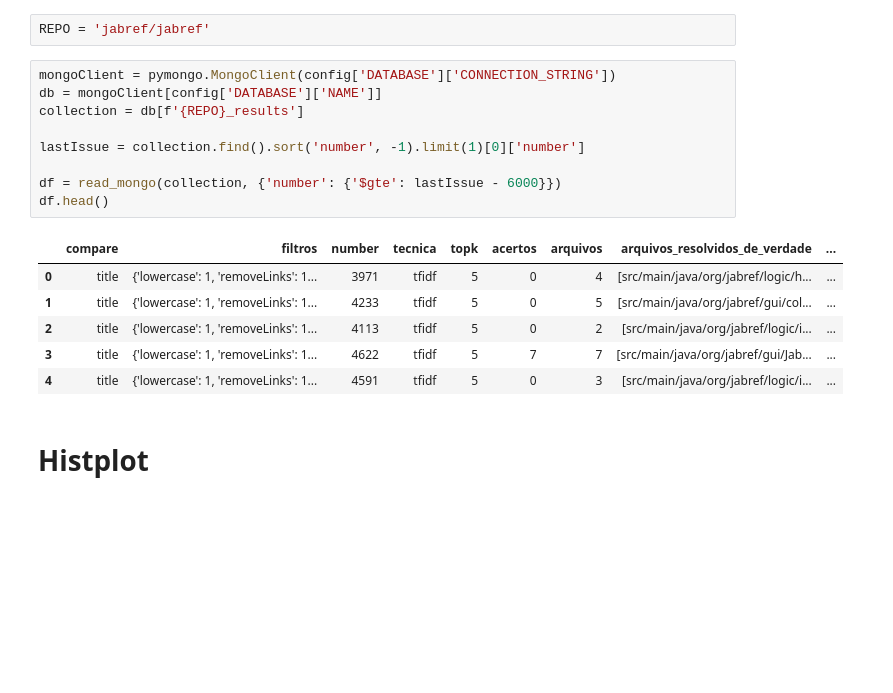
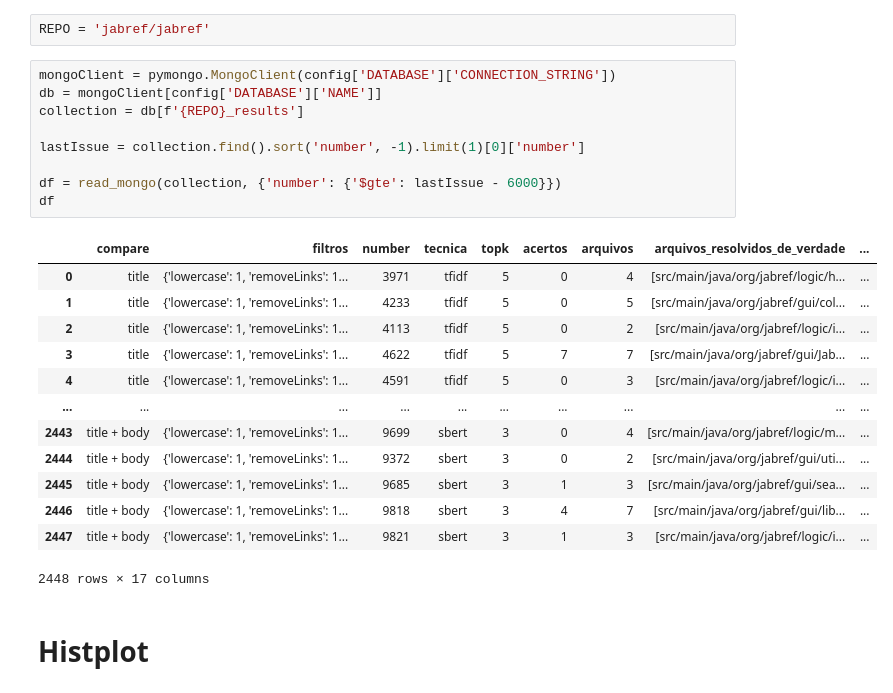
Before and after one commit to getuliobr/AutoLabellerEvaluator, a Jupyter notebook: data_jabref.ipynb, the cells around one changed output. Drawn from its saved outputs; the diff is of its cells as text; blank space fills up the shorter version.

```diff
--- a/data_jabref.ipynb
+++ b/data_jabref.ipynb
@@ -27,19 +27,26 @@ REPO = 'jabref/jabref'
 # %%
 mongoClient = pymongo.MongoClient(config['DATABASE']['CONNECTION_STRING'])
 db = mongoClient[config['DATABASE']['NAME']]
 collection = db[f'{REPO}_results']
 
 lastIssue = collection.find().sort('number', -1).limit(1)[0]['number']
 
 df = read_mongo(collection, {'number': {'$gte': lastIssue - 6000}})
-df.head()
+df
 # %% [output]
 |  | compare | filtros | number | tecnica | topk | acertos | arquivos | arquivos_resolvidos_de_verdade | ... |
 | 0 | title | {'lowercase': 1, 'removeLinks': 1... | 3971 | tfidf | 5 | 0 | 4 | [src/main/java/org/jabref/logic/h... | ... |
 | 1 | title | {'lowercase': 1, 'removeLinks': 1... | 4233 | tfidf | 5 | 0 | 5 | [src/main/java/org/jabref/gui/col... | ... |
 | 2 | title | {'lowercase': 1, 'removeLinks': 1... | 4113 | tfidf | 5 | 0 | 2 | [src/main/java/org/jabref/logic/i... | ... |
 | 3 | title | {'lowercase': 1, 'removeLinks': 1... | 4622 | tfidf | 5 | 7 | 7 | [src/main/java/org/jabref/gui/Jab... | ... |
 | 4 | title | {'lowercase': 1, 'removeLinks': 1... | 4591 | tfidf | 5 | 0 | 3 | [src/main/java/org/jabref/logic/i... | ... |
+| ... | ... | ... | ... | ... | ... | ... | ... | ... | ... |
+| 2443 | title + body | {'lowercase': 1, 'removeLinks': 1... | 9699 | sbert | 3 | 0 | 4 | [src/main/java/org/jabref/logic/m... | ... |
+| 2444 | title + body | {'lowercase': 1, 'removeLinks': 1... | 9372 | sbert | 3 | 0 | 2 | [src/main/java/org/jabref/gui/uti... | ... |
+| 2445 | title + body | {'lowercase': 1, 'removeLinks': 1... | 9685 | sbert | 3 | 1 | 3 | [src/main/java/org/jabref/gui/sea... | ... |
+| 2446 | title + body | {'lowercase': 1, 'removeLinks': 1... | 9818 | sbert | 3 | 4 | 7 | [src/main/java/org/jabref/gui/lib... | ... |
+| 2447 | title + body | {'lowercase': 1, 'removeLinks': 1... | 9821 | sbert | 3 | 1 | 3 | [src/main/java/org/jabref/logic/i... | ... |
+2448 rows × 17 columns
 # %% [markdown]
 # Histplot
 # %%
```
Also changed, not shown: parts of 7 cells of this notebook.
